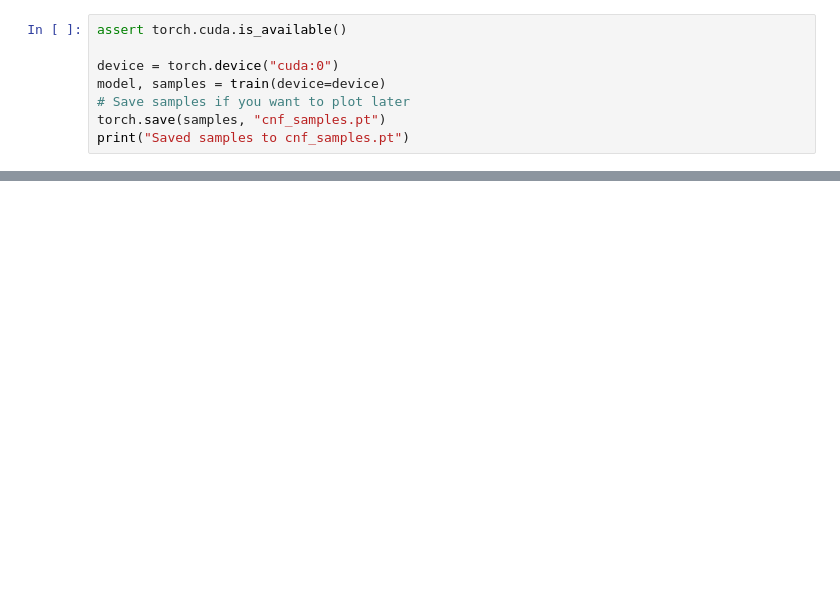
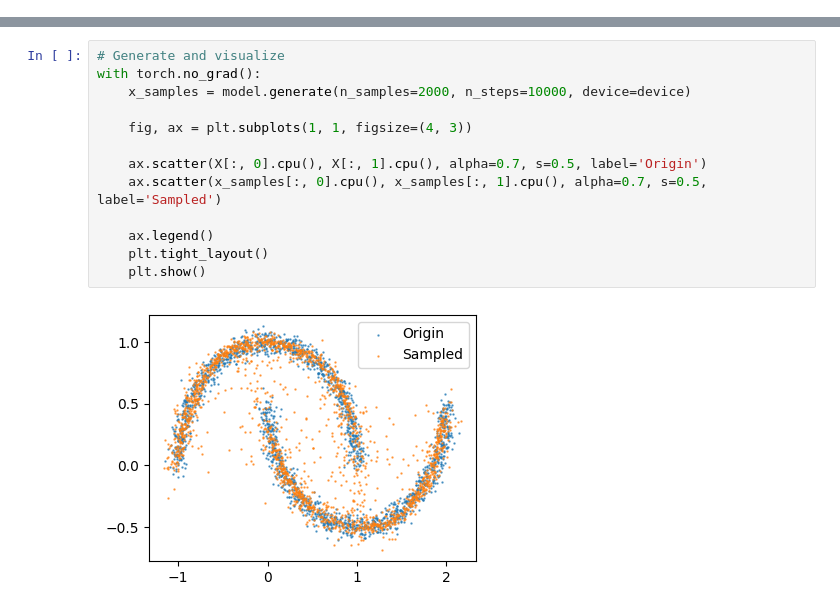
Before and after one commit to dachengx/machine_learning, a Jupyter notebook: cnf.ipynb, the cells around one changed output, grey strips where cells are left out. Cells and saved outputs as stored; diff of their text form; blank space fills up the shorter version.

```diff
--- a/cnf.ipynb
+++ b/cnf.ipynb
@@ -161,8 +10,0 @@ def train(device="cpu"):
-# %%
-assert torch.cuda.is_available()
-
-device = torch.device("cuda:0")
-model, samples = train(device=device)
-# Save samples if you want to plot later
-torch.save(samples, "cnf_samples.pt")
-print("Saved samples to cnf_samples.pt")
@@ -168,0 +126,15 @@ print("Saved samples to cnf_samples.pt")
+# %%
+# Generate and visualize
+with torch.no_grad():
+    x_samples = model.generate(n_samples=2000, n_steps=10000, device=device)
+
+    fig, ax = plt.subplots(1, 1, figsize=(4, 3))
+
+    ax.scatter(X[:, 0].cpu(), X[:, 1].cpu(), alpha=0.7, s=0.5, label='Origin')
+    ax.scatter(x_samples[:, 0].cpu(), x_samples[:, 1].cpu(), alpha=0.7, s=0.5, label='Sampled')
+
+    ax.legend()
+    plt.tight_layout()
+    plt.show()
+# %% [output]
+[figure, added]
```
Also changed, not shown: parts of 11 cells of this notebook.
